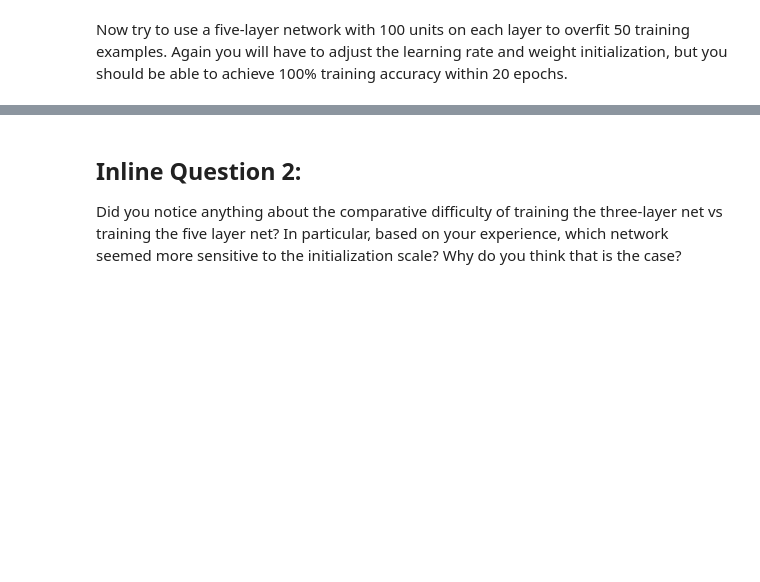
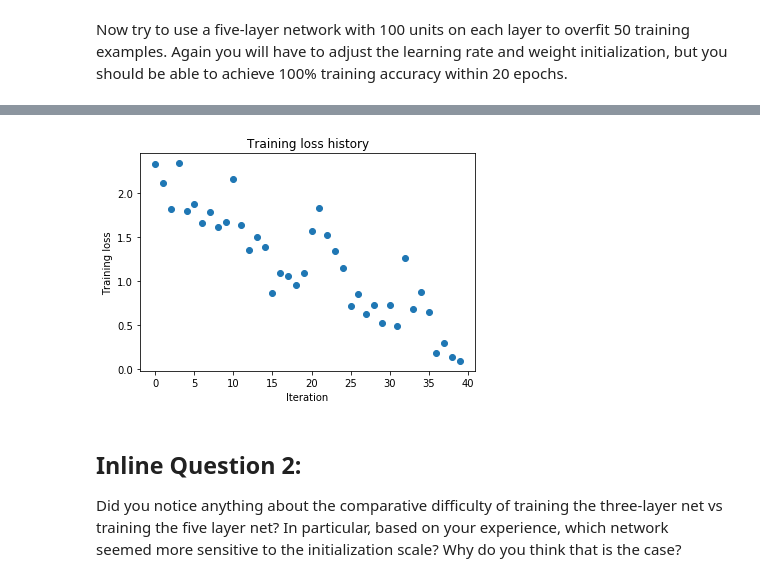
Before and after one commit to Sanster/notes, a Jupyter notebook: cs231/spring1718_assignment2_v2/FullyConnectedNets.ipynb, the cells around one changed output, grey strips where cells are left out. Drawn from its saved outputs; the diff is of its cells as text; code cells hidden in the pictures; blank space fills up the shorter version.

```diff
--- a/cs231/spring1718_assignment2_v2/FullyConnectedNets.ipynb
+++ b/cs231/spring1718_assignment2_v2/FullyConnectedNets.ipynb
@@ -383,8 +498,8 @@ small_data = {
   'y_val': data['y_val'],
 }
 
-learning_rate = 2e-3
-weight_scale = 1e-5
+weight_scale = 3e-2
+learning_rate = 2.4e-2
 model = FullyConnectedNet([100, 100, 100, 100],
                 weight_scale=weight_scale, dtype=np.float64)
 solver = Solver(model, small_data,
@@ -401,3 +516,4 @@ plt.title('Training loss history')
 plt.xlabel('Iteration')
 plt.ylabel('Training loss')
 plt.show()
+# %% [output]
@@ -404,3 +537,4 @@ plt.show()
+[figure, added]
 # %% [markdown]
 ## Inline Question 2:
 Did you notice anything about the comparative difficulty of training the three-layer net vs training the five layer net? In particular, based on your experience, which network seemed more sensitive to the initialization scale? Why do you think that is the case?
```
Also changed, not shown: parts of 13 cells of this notebook, 8 other files.
